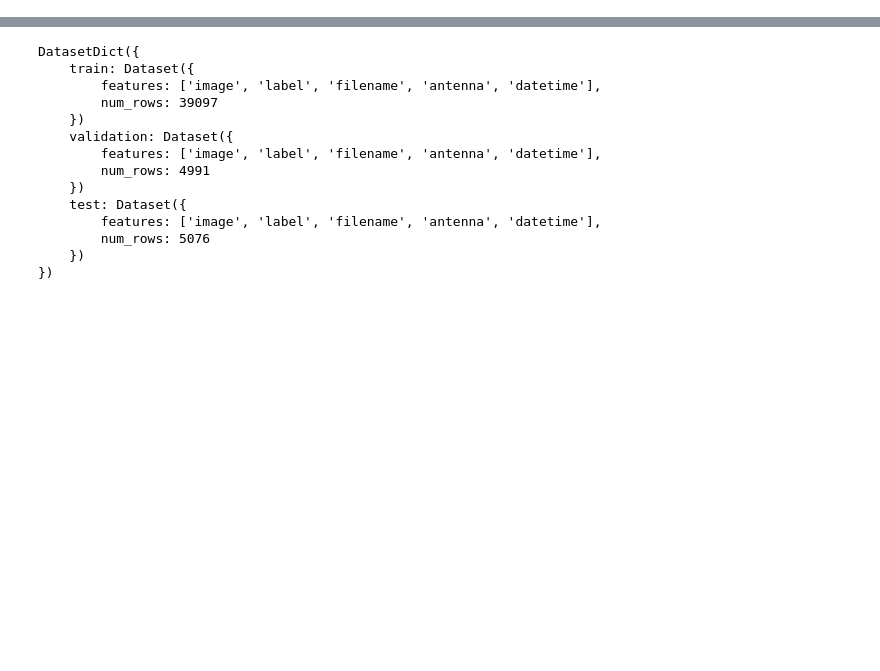
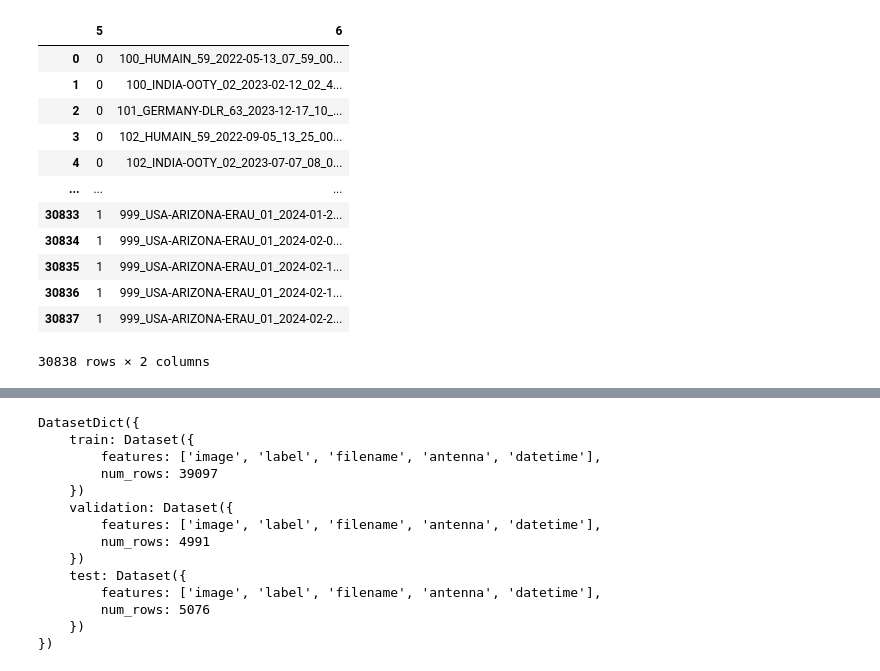
Before and after one commit to i4Ds/Radio-sunburst-labelcreation, a Jupyter notebook: hu_dataset_binary.ipynb, the cells around one changed output, grey strips where cells are left out. Saved outputs shown, nothing was run; the diff lists cells and outputs as text; code cells hidden in the pictures; blank space fills up the shorter version.

```diff
--- a/hu_dataset_binary.ipynb
+++ b/hu_dataset_binary.ipynb
@@ -19,2 +31,20 @@ df
+# %%
+base_paths = df['image'].str.split('/', expand=True).iloc[:, 5::]
+# %%
+base_paths
+# %% [output]
+|  | 5 | 6 |
+| 0 | 0 | 100_HUMAIN_59_2022-05-13_07_59_00... |
+| 1 | 0 | 100_INDIA-OOTY_02_2023-02-12_02_4... |
+| 2 | 0 | 101_GERMANY-DLR_63_2023-12-17_10_... |
+| 3 | 0 | 102_HUMAIN_59_2022-09-05_13_25_00... |
+| 4 | 0 | 102_INDIA-OOTY_02_2023-07-07_08_0... |
+| ... | ... | ... |
+| 30833 | 1 | 999_USA-ARIZONA-ERAU_01_2024-01-2... |
+| 30834 | 1 | 999_USA-ARIZONA-ERAU_01_2024-02-0... |
+| 30835 | 1 | 999_USA-ARIZONA-ERAU_01_2024-02-1... |
+| 30836 | 1 | 999_USA-ARIZONA-ERAU_01_2024-02-1... |
+| 30837 | 1 | 999_USA-ARIZONA-ERAU_01_2024-02-2... |
+30838 rows × 2 columns
 # %%
 df['image'] = images
```
Also changed, not shown: parts of 9 cells of this notebook.
